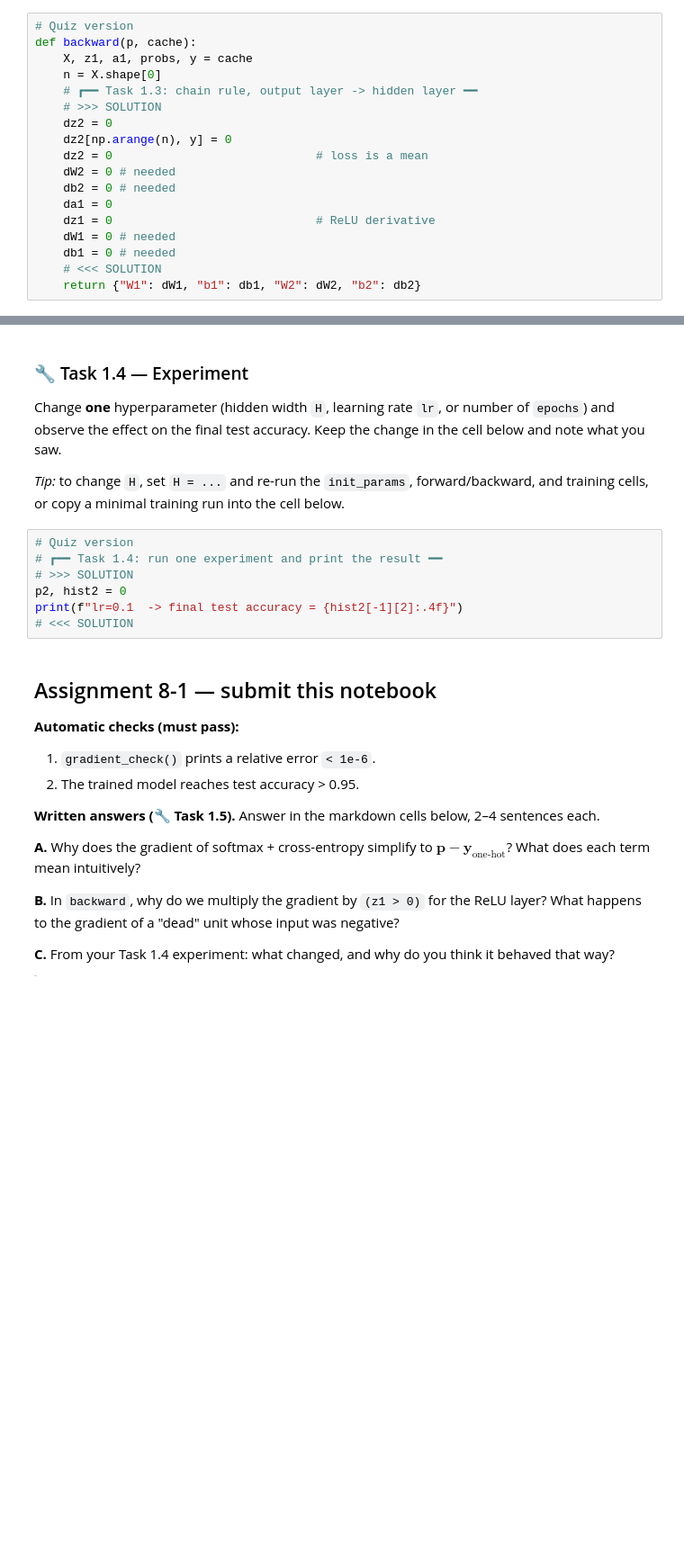
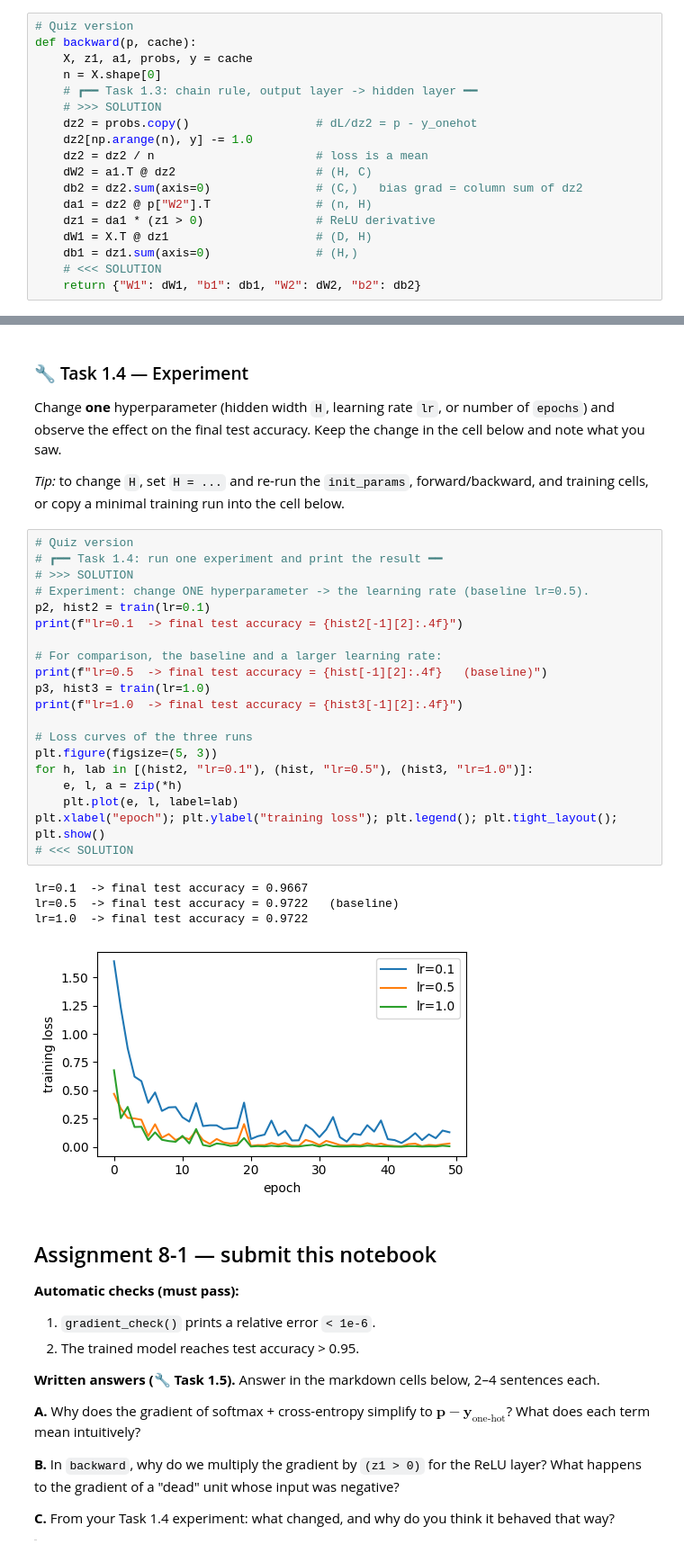
Before and after one commit to maitrungtung/IMIS_Machine_Learning, a Jupyter notebook: 800/801_miniGPT.ipynb, the cells around one changed output, grey strips where cells are left out. Shown at 90% size. Saved outputs shown, nothing was run; the diff lists cells and outputs as text; blank space fills up the shorter version.

```diff
--- a/800/801_miniGPT.ipynb
+++ b/800/801_miniGPT.ipynb
@@ -170,15 +182,15 @@ def backward(p, cache):
     n = X.shape[0]
     # ┏━━ Task 1.3: chain rule, output layer -> hidden layer ━━
     # >>> SOLUTION
-    dz2 = 0
-    dz2[np.arange(n), y] = 0
-    dz2 = 0                             # loss is a mean
-    dW2 = 0 # needed
-    db2 = 0 # needed
-    da1 = 0
-    dz1 = 0                             # ReLU derivative
-    dW1 = 0 # needed
-    db1 = 0 # needed
+    dz2 = probs.copy()                  # dL/dz2 = p - y_onehot
+    dz2[np.arange(n), y] -= 1.0
+    dz2 = dz2 / n                       # loss is a mean
+    dW2 = a1.T @ dz2                    # (H, C)
+    db2 = dz2.sum(axis=0)               # (C,)   bias grad = column sum of dz2
+    da1 = dz2 @ p["W2"].T               # (n, H)
+    dz1 = da1 * (z1 > 0)                # ReLU derivative
+    dW1 = X.T @ dz1                     # (D, H)
+    db1 = dz1.sum(axis=0)               # (H,)
     # <<< SOLUTION
     return {"W1": dW1, "b1": db1, "W2": dW2, "b2": db2}
 # %% [markdown]
@@ -251,13 +268,31 @@ observe the effect on the final test accuracy. Keep the change in the cell below
 
 *Tip:* to change `H`, set `H = ...` and re-run the `init_params`, forward/backward, and training cells,
 or copy a minimal training run into the cell below.
-# %%
-# Quiz version
-# ┏━━ Task 1.4: run one experiment and print the result ━━
-# >>> SOLUTION
-p2, hist2 = 0
-print(f"lr=0.1  -> final test accuracy = {hist2[-1][2]:.4f}")
-# <<< SOLUTION
+# %%
+# Quiz version
+# ┏━━ Task 1.4: run one experiment and print the result ━━
+# >>> SOLUTION
+# Experiment: change ONE hyperparameter -> the learning rate (baseline lr=0.5).
+p2, hist2 = train(lr=0.1)
+print(f"lr=0.1  -> final test accuracy = {hist2[-1][2]:.4f}")
+
+# For comparison, the baseline and a larger learning rate:
+print(f"lr=0.5  -> final test accuracy = {hist[-1][2]:.4f}   (baseline)")
+p3, hist3 = train(lr=1.0)
+print(f"lr=1.0  -> final test accuracy = {hist3[-1][2]:.4f}")
+
+# Loss curves of the three runs
+plt.figure(figsize=(5, 3))
+for h, lab in [(hist2, "lr=0.1"), (hist, "lr=0.5"), (hist3, "lr=1.0")]:
+    e, l, a = zip(*h)
+    plt.plot(e, l, label=lab)
+plt.xlabel("epoch"); plt.ylabel("training loss"); plt.legend(); plt.tight_layout(); plt.show()
+# <<< SOLUTION
+# %% [output]
+lr=0.1  -> final test accuracy = 0.9667
+lr=0.5  -> final test accuracy = 0.9722   (baseline)
+lr=1.0  -> final test accuracy = 0.9722
+[figure, added]
 # %% [markdown]
 ## Assignment 8-1 — submit this notebook
 
```
Also changed, not shown: parts of 9 cells of this notebook.
